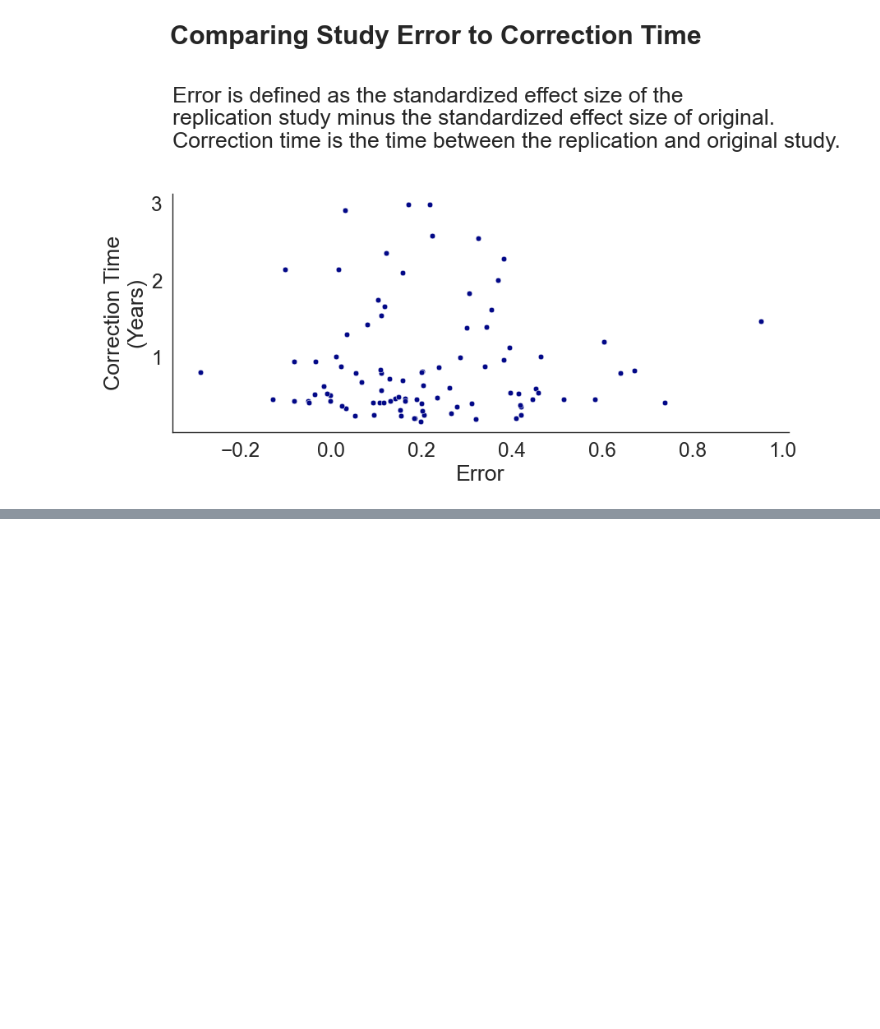
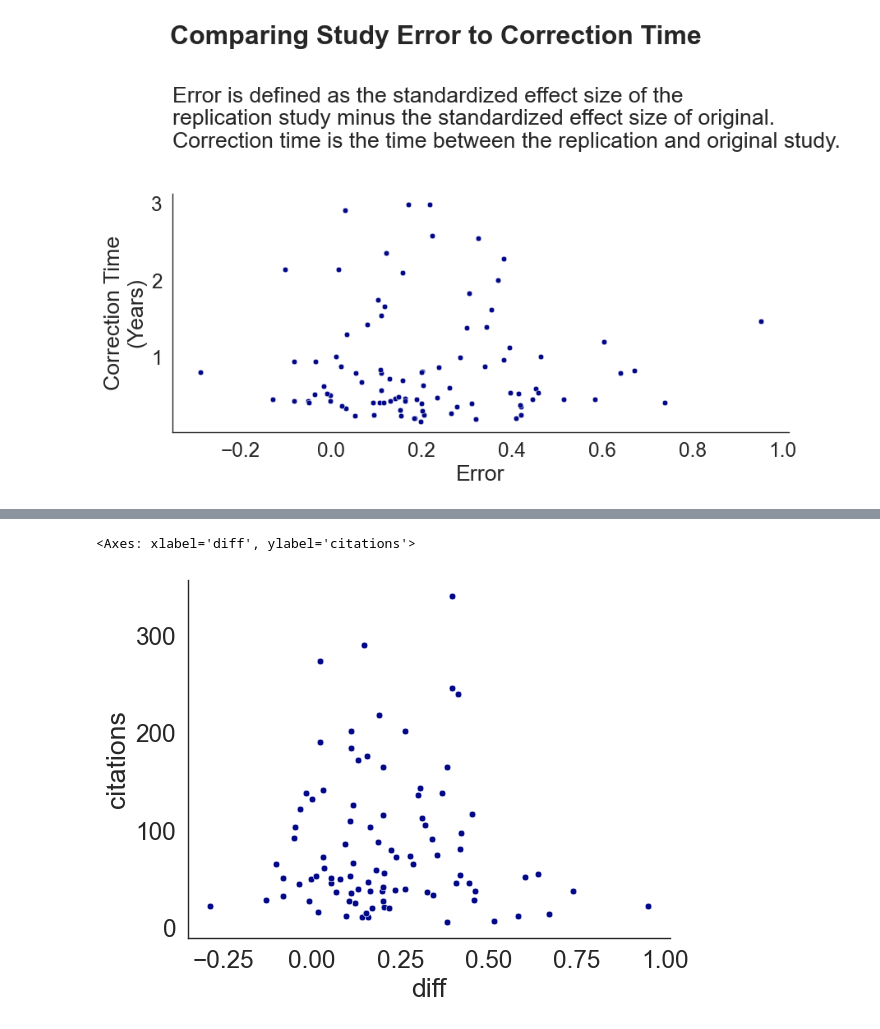
Before and after one commit to josh-ashkinaze/er_correct, a Jupyter notebook: replication.ipynb, the cells around one changed output, grey strips where cells are left out. Cells and saved outputs as stored; diff of their text form; code cells hidden in the pictures; blank space fills up the shorter version.

```diff
--- a/replication.ipynb
+++ b/replication.ipynb
@@ -128,5 +130,6 @@ Spearman r diff and time: 0.003
 # %%
 plt.figure(figsize=(9,6))
+df['cit_diff'] = df['citations'] * df['diff']
 sns.scatterplot(data=df2, y='time_since_yr', x='diff')
 plt.xlabel("Error")
 plt.ylabel("Correction Time\n(Years)")
@@ -135,3 +138,5 @@ plt.title("Error is defined as the standardized effect size of the\nreplication
 plt.savefig("science.pdf", format='pdf', dpi=300, bbox_inches='tight')
 # %% [output]
 [figure]
+# %%
+df['citations'] = df['Citation.count.paper.O']
@@ -137,0 +158,5 @@ plt.savefig("science.pdf", format='pdf', dpi=300, bbox_inches='tight')
+# %%
+sns.scatterplot(data=df, x='diff', y='citations')
+# %% [output]
+<Axes: xlabel='diff', ylabel='citations'>
+[figure, added]
```
Also changed, not shown: parts of 10 cells of this notebook, 1 other file.
